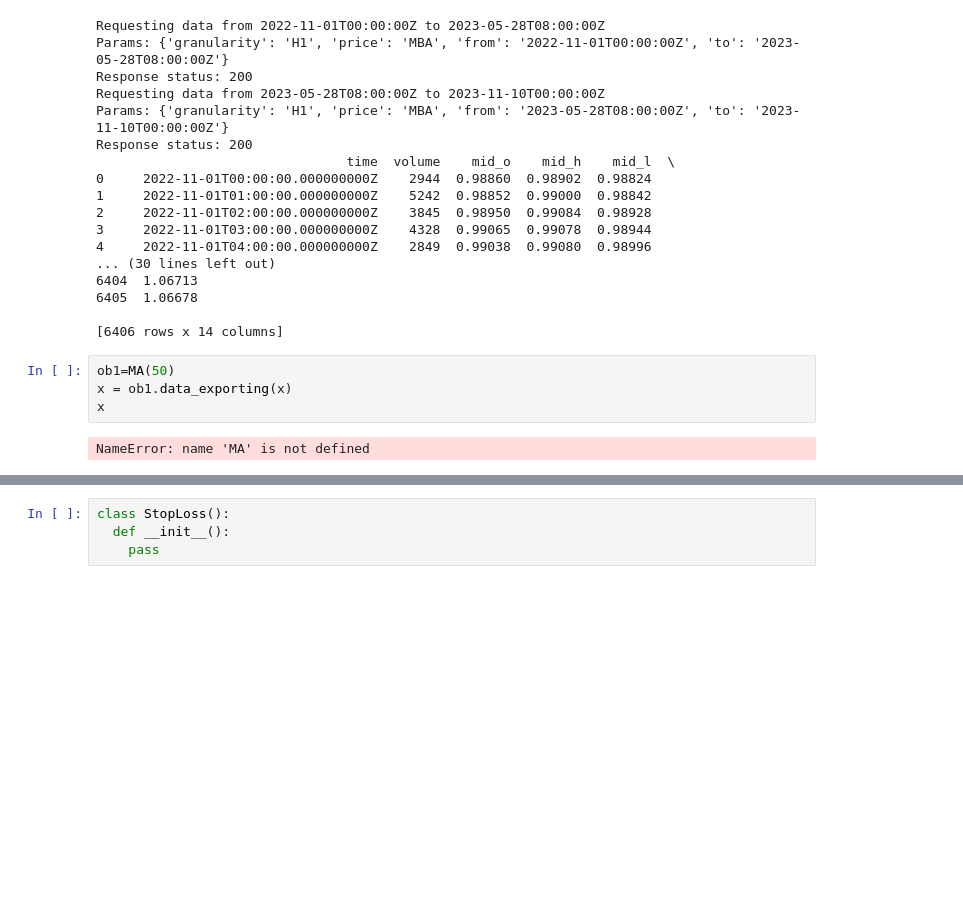
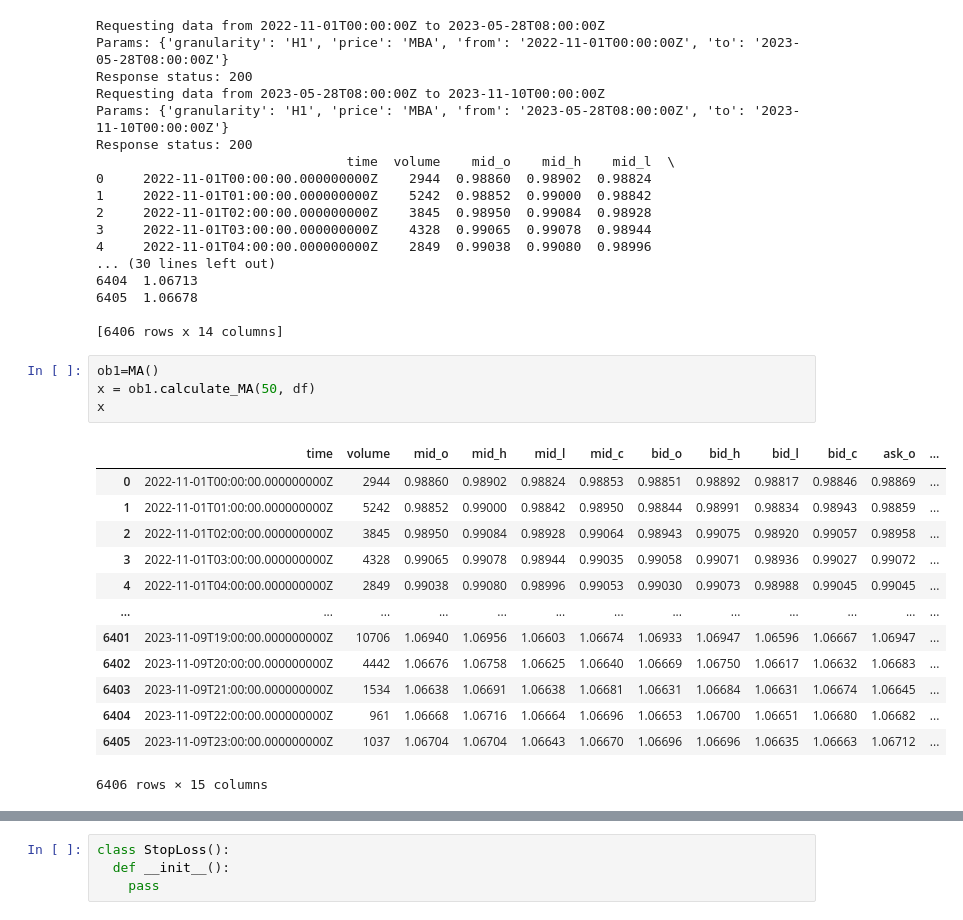
Before and after one commit to rezapaki1376/Finance, a Jupyter notebook: run_test/run-mdels.ipynb, the cells around one changed output, grey strips where cells are left out. Drawn from its saved outputs; the diff is of its cells as text; blank space fills up the shorter version.

```diff
--- a/run_test/run-mdels.ipynb
+++ b/run_test/run-mdels.ipynb
@@ -36,8 +39,20 @@ Response status: 200
 
 [6406 rows x 14 columns]
 # %%
-ob1=MA(50)
-x = ob1.data_exporting(x)
+ob1=MA()
+x = ob1.calculate_MA(50, df)
 x
 # %% [output]
+|  | time | volume | mid_o | mid_h | mid_l | mid_c | bid_o | bid_h | bid_l | bid_c | ask_o | ... |
+| 0 | 2022-11-01T00:00:00.000000000Z | 2944 | 0.98860 | 0.98902 | 0.98824 | 0.98853 | 0.98851 | 0.98892 | 0.98817 | 0.98846 | 0.98869 | ... |
+| 1 | 2022-11-01T01:00:00.000000000Z | 5242 | 0.98852 | 0.99000 | 0.98842 | 0.98950 | 0.98844 | 0.98991 | 0.98834 | 0.98943 | 0.98859 | ... |
+| 2 | 2022-11-01T02:00:00.000000000Z | 3845 | 0.98950 | 0.99084 | 0.98928 | 0.99064 | 0.98943 | 0.99075 | 0.98920 | 0.99057 | 0.98958 | ... |
+| 3 | 2022-11-01T03:00:00.000000000Z | 4328 | 0.99065 | 0.99078 | 0.98944 | 0.99035 | 0.99058 | 0.99071 | 0.98936 | 0.99027 | 0.99072 | ... |
+| 4 | 2022-11-01T04:00:00.000000000Z | 2849 | 0.99038 | 0.99080 | 0.98996 | 0.99053 | 0.99030 | 0.99073 | 0.98988 | 0.99045 | 0.99045 | ... |
+| ... | ... | ... | ... | ... | ... | ... | ... | ... | ... | ... | ... | ... |
+| 6401 | 2023-11-09T19:00:00.000000000Z | 10706 | 1.06940 | 1.06956 | 1.06603 | 1.06674 | 1.06933 | 1.06947 | 1.06596 | 1.06667 | 1.06947 | ... |
+| 6402 | 2023-11-09T20:00:00.000000000Z | 4442 | 1.06676 | 1.06758 | 1.06625 | 1.06640 | 1.06669 | 1.06750 | 1.06617 | 1.06632 | 1.06683 | ... |
+| 6403 | 2023-11-09T21:00:00.000000000Z | 1534 | 1.06638 | 1.06691 | 1.06638 | 1.06681 | 1.06631 | 1.06684 | 1.06631 | 1.06674 | 1.06645 | ... |
+| 6404 | 2023-11-09T22:00:00.000000000Z | 961 | 1.06668 | 1.06716 | 1.06664 | 1.06696 | 1.06653 | 1.06700 | 1.06651 | 1.06680 | 1.06682 | ... |
+| 6405 | 2023-11-09T23:00:00.000000000Z | 1037 | 1.06704 | 1.06704 | 1.06643 | 1.06670 | 1.06696 | 1.06696 | 1.06635 | 1.06663 | 1.06712 | ... |
-NameError: name 'MA' is not defined
+6406 rows × 15 columns
```
Also changed, not shown: parts of 4 cells of this notebook, 5 other files.
